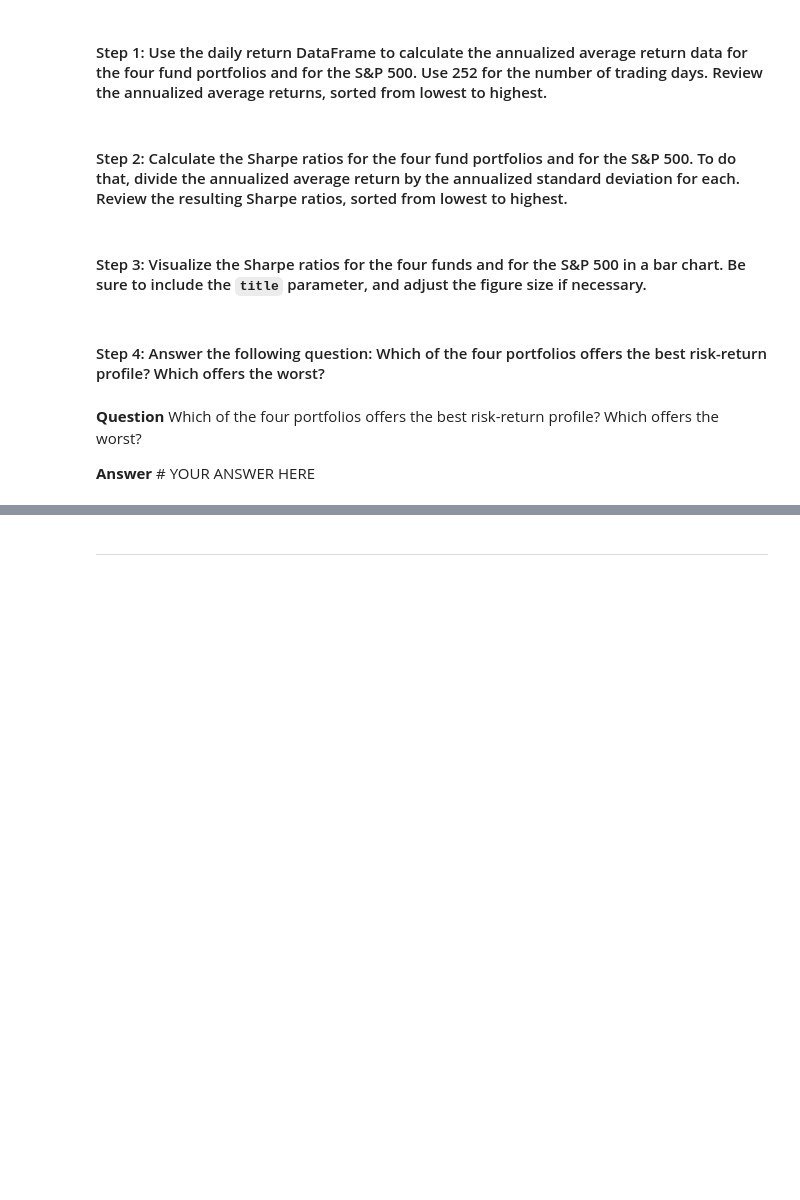
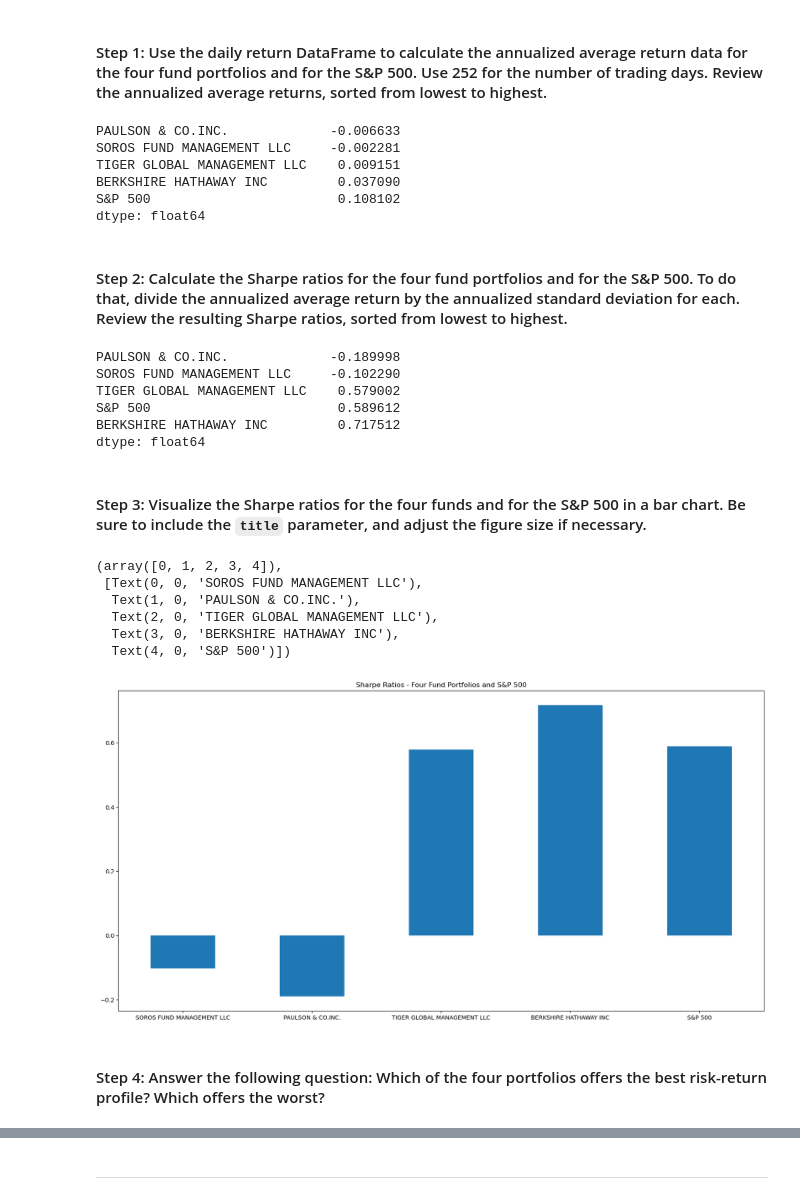
Before and after one commit to djohnst914/Risk_Analysis_Investment_Opportunities, a Jupyter notebook: risk_return_analysis.ipynb, the cells around one changed output, grey strips where cells are left out. Cells and saved outputs as stored; diff of their text form; code cells hidden in the pictures; blank space fills up the shorter version.

```diff
--- a/risk_return_analysis.ipynb
+++ b/risk_return_analysis.ipynb
@@ -345,25 +340,46 @@ To determine the overall risk of an asset or portfolio, quantitative analysts an
 # %% [markdown]
 #### Step 1: Use the daily return DataFrame to calculate the annualized average return data for the four fund portfolios and for the S&P 500. Use 252 for the number of trading days. Review the annualized average returns, sorted from lowest to highest.
 # %%
-# Calculate the annual average return data for the for fund portfolios and the S&P 500
-# Use 252 as the number of trading days in the year
-# Review the annual average returns sorted from lowest to highest
-# YOUR CODE HERE
+# Calculate annual average return data for the four fund portfolios and S&P 500
+# Use 252 as number of trading days in the year
+# Review annual average returns sorted from lowest to highest
+annual_average_return_full_df = whale_navs_daily_returns_df.mean() * 252
+annual_average_return_full_df.sort_values()
+# %% [output]
+PAULSON & CO.INC.             -0.006633
+SOROS FUND MANAGEMENT LLC     -0.002281
+TIGER GLOBAL MANAGEMENT LLC    0.009151
+BERKSHIRE HATHAWAY INC         0.037090
+S&P 500                        0.108102
+dtype: float64
 # %% [markdown]
 #### Step 2: Calculate the Sharpe ratios for the four fund portfolios and for the S&P 500. To do that, divide the annualized average return by the annualized standard deviation for each. Review the resulting Sharpe ratios, sorted from lowest to highest.
 # %%
-# Calculate the annualized Sharpe Ratios for each of the 4 portfolios and the S&P 500.
-# Review the Sharpe ratios sorted lowest to highest
-# YOUR CODE HERE
+# Calculate annualized Sharpe Ratios for each of the 4 portfolios and S&P 500
+# Review Sharpe ratios sorted lowest to highest
+whale_navs_sharpe_ratios = annual_average_return_full_df / whale_navs_annualized_std_df
+whale_navs_sharpe_ratios.sort_values()
+# %% [output]
+PAULSON & CO.INC.             -0.189998
+SOROS FUND MANAGEMENT LLC     -0.102290
+TIGER GLOBAL MANAGEMENT LLC    0.579002
+S&P 500                        0.589612
+BERKSHIRE HATHAWAY INC         0.717512
+dtype: float64
 # %% [markdown]
 #### Step 3: Visualize the Sharpe ratios for the four funds and for the S&P 500 in a bar chart. Be sure to include the `title` parameter, and adjust the figure size if necessary.
 # %%
-# Visualize the Sharpe ratios as a bar chart
+# Visualize Sharpe ratios as a bar chart
 # Include a title parameter and adjust the figure size
-# YOUR CODE HERE
+whale_navs_sharpe_ratios.plot(figsize=(20,10), kind="bar", title="Sharpe Ratios - Four Fund Portfolios and S&P 500")
+plt.xticks(rotation=0)
+# %% [output]
+(array([0, 1, 2, 3, 4]),
+ [Text(0, 0, 'SOROS FUND MANAGEMENT LLC'),
+  Text(1, 0, 'PAULSON & CO.INC.'),
+  Text(2, 0, 'TIGER GLOBAL MANAGEMENT LLC'),
+  Text(3, 0, 'BERKSHIRE HATHAWAY INC'),
+  Text(4, 0, 'S&P 500')])
+[figure, added]
 # %% [markdown]
 #### Step 4: Answer the following question: Which of the four portfolios offers the best risk-return profile? Which offers the worst?
-# %% [markdown]
-**Question** Which of the four portfolios offers the best risk-return profile? Which offers the worst?
-
-**Answer** # YOUR ANSWER HERE
```
Also changed, not shown: parts of 2 cells of this notebook.
